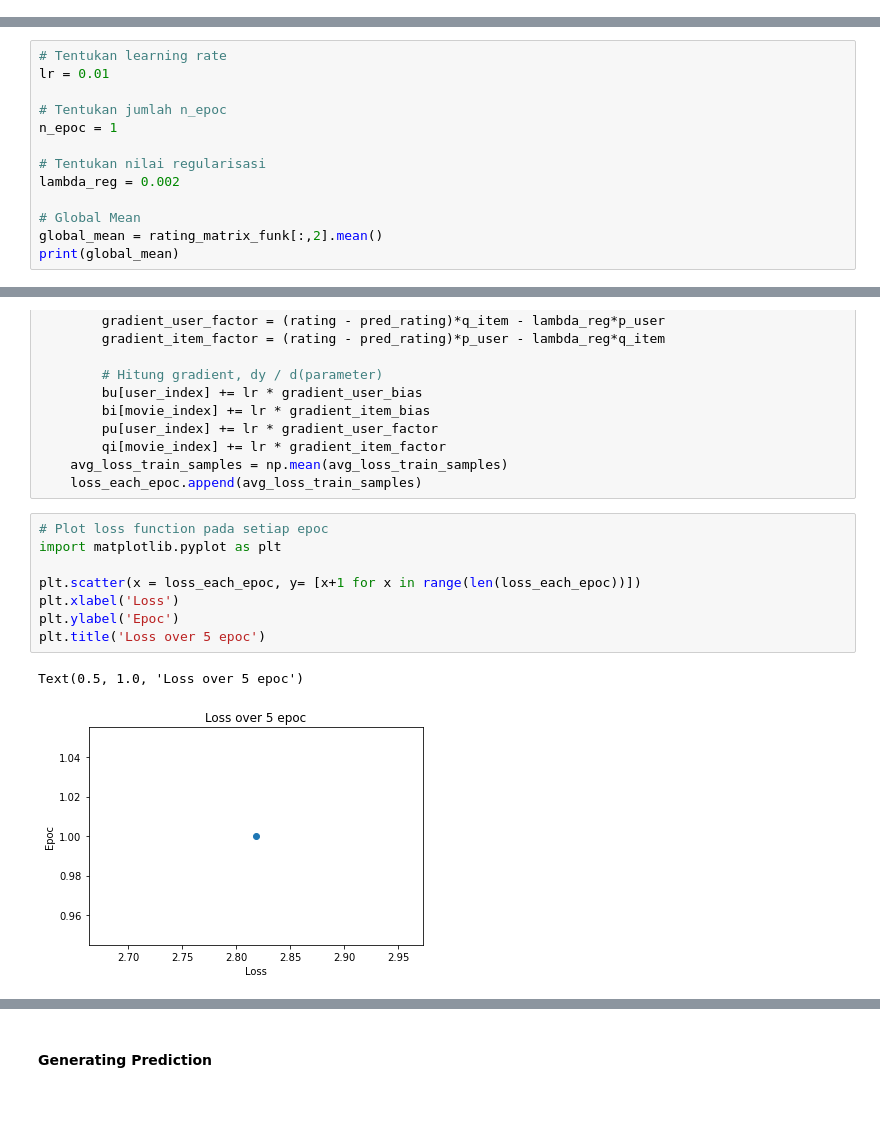
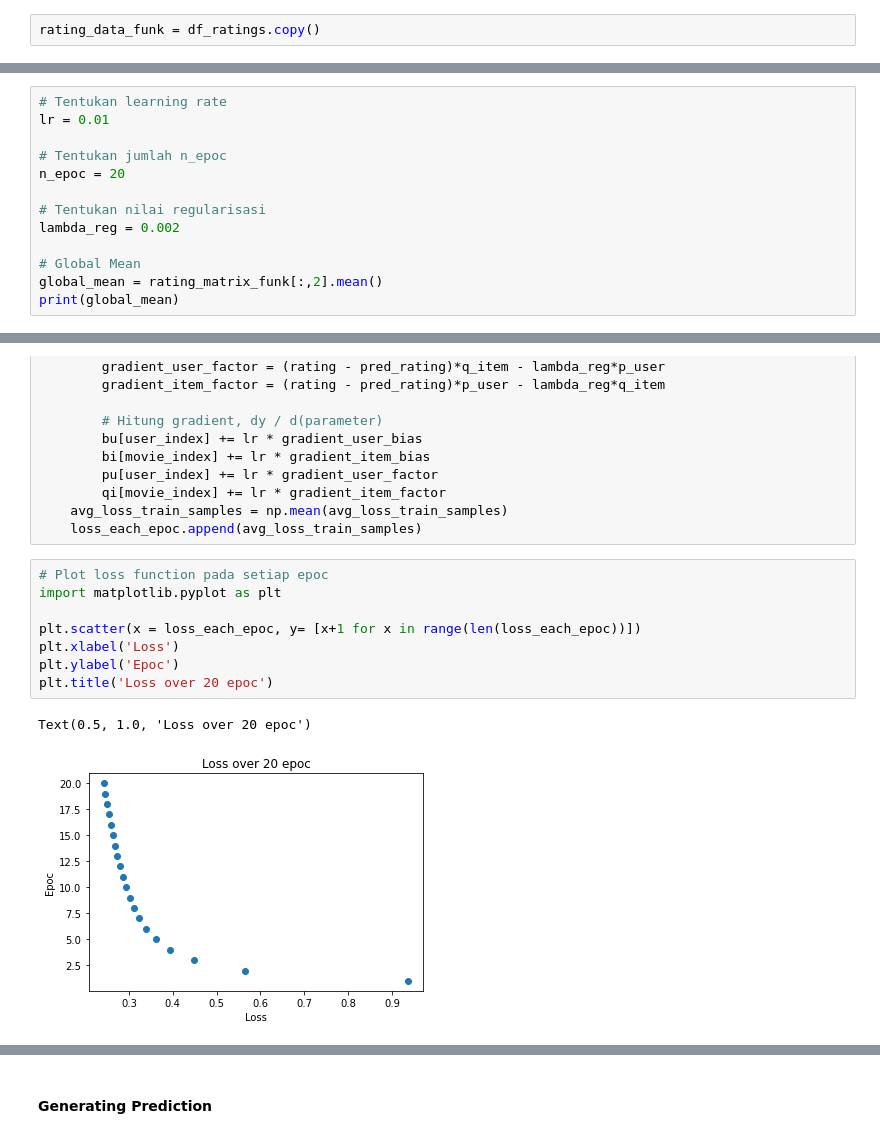
Before and after one commit to axeltanjung/movie_recsys, a Jupyter notebook: notebook/recommender_system.ipynb, the cells around one changed output, grey strips where cells are left out. Drawn from its saved outputs; the diff is of its cells as text; blank space fills up the shorter version.

```diff
--- a/notebook/recommender_system.ipynb
+++ b/notebook/recommender_system.ipynb
@@ -2014,3 +1923,5 @@ Shape data drop kolom : (1000209, 3)
+# %%
+rating_data_funk = df_ratings.copy()
 # %% [markdown]
 **Mapping `userId` and `movieId`**
 # %% [markdown]
@@ -2343,7 +2254,7 @@ There are lot of alternatives to original **Gradient Descent**, such as :
 lr = 0.01
 
 # Tentukan jumlah n_epoc
-n_epoc = 1
+n_epoc = 20
 
 # Tentukan nilai regularisasi
 lambda_reg = 0.002
@@ -2406,14 +2317,14 @@ for i in tqdm(range(n_epoc)):
 # %%
 # Plot loss function pada setiap epoc
 import matplotlib.pyplot as plt
 
 plt.scatter(x = loss_each_epoc, y= [x+1 for x in range(len(loss_each_epoc))])
 plt.xlabel('Loss')
 plt.ylabel('Epoc')
-plt.title('Loss over 5 epoc')
+plt.title('Loss over 20 epoc')
 # %% [output]
-Text(0.5, 1.0, 'Loss over 5 epoc')
+Text(0.5, 1.0, 'Loss over 20 epoc')
-[figure, old version]
+[figure, new version]
 # %%
 loss_each_epoc
 # %% [output]
```
Also changed, not shown: parts of 76 cells of this notebook.
